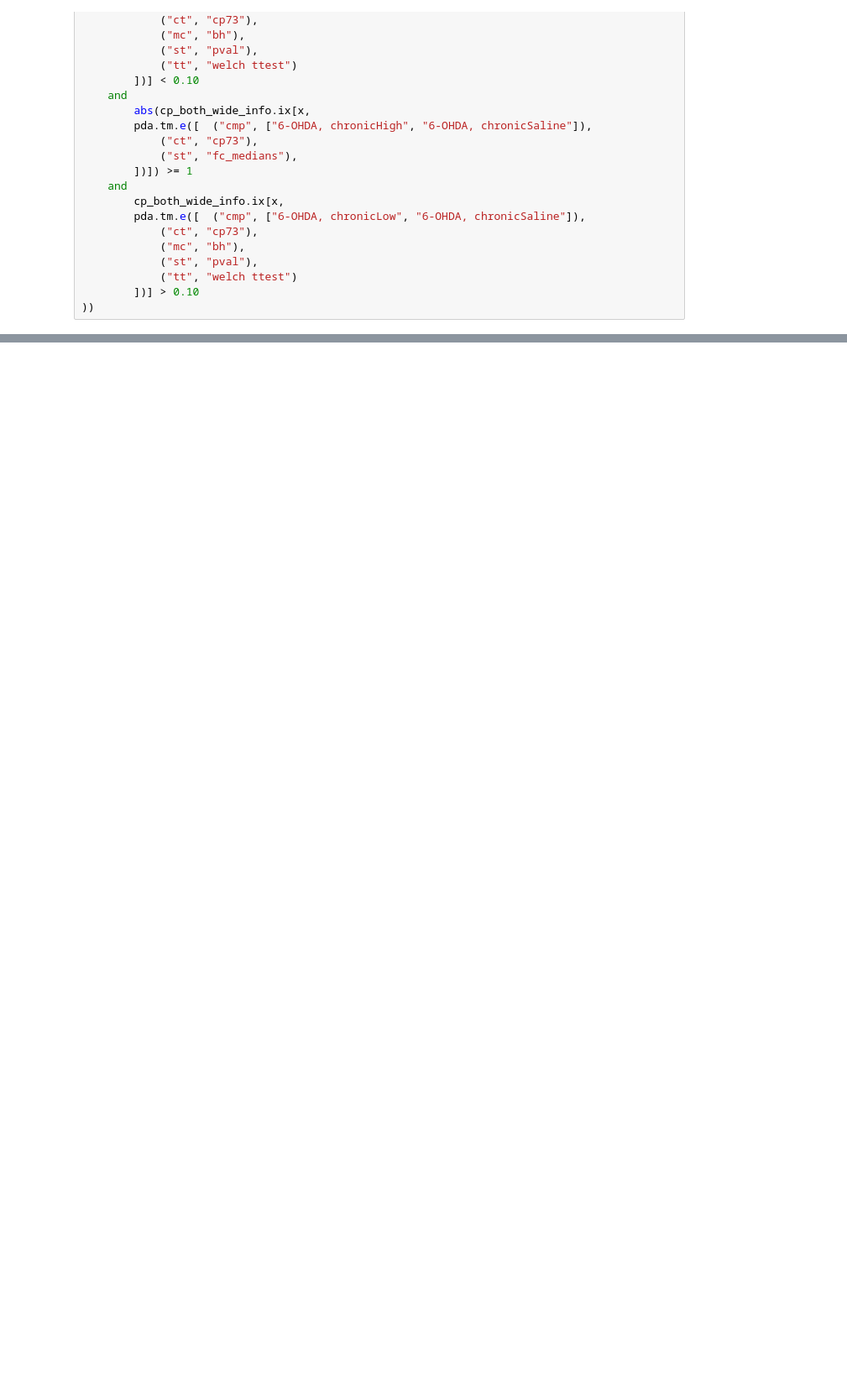
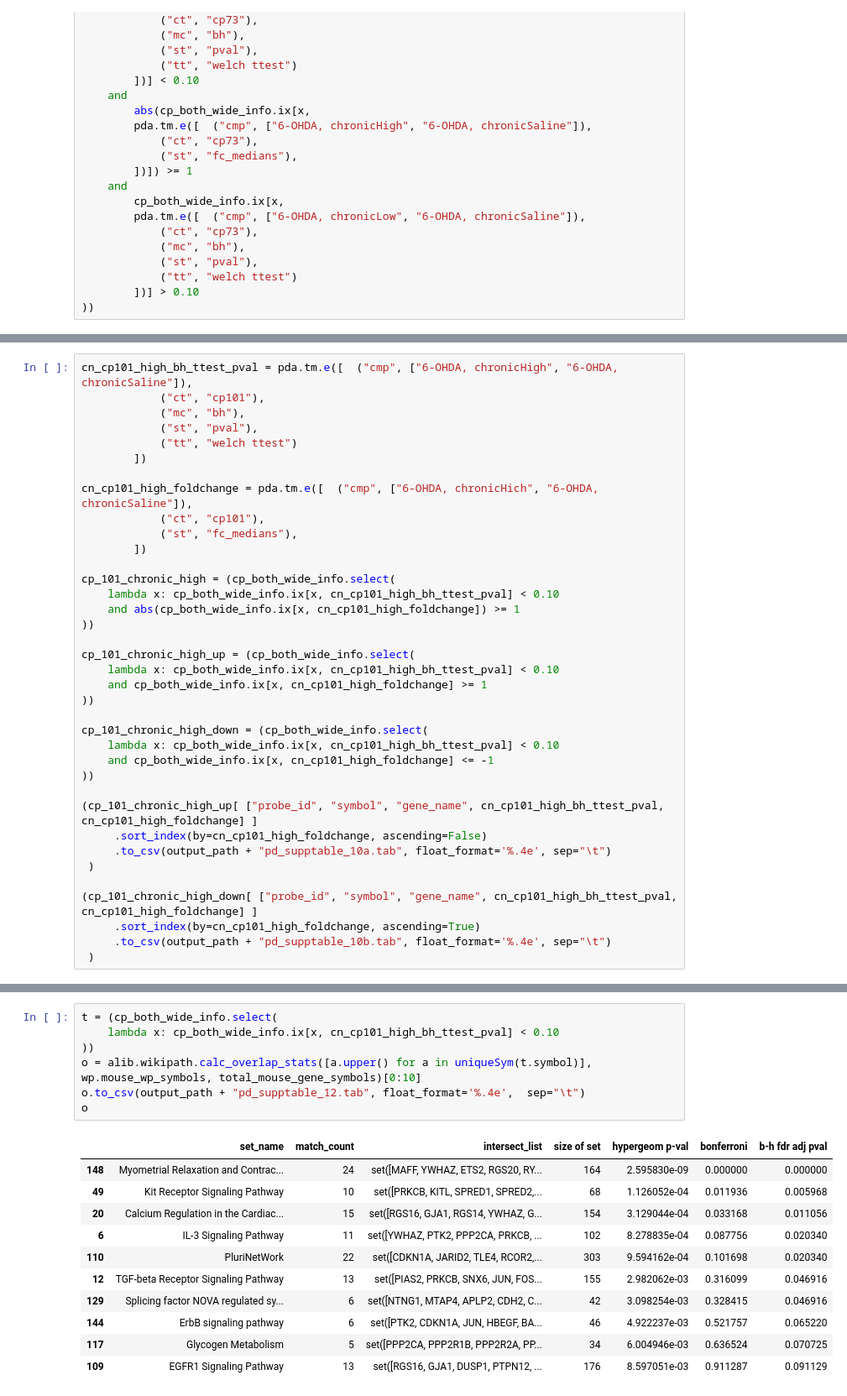
Before and after one commit to aheilbut/pdmouse, a Jupyter notebook: py/pd_supp_tables.ipynb, the cells around one changed output, grey strips where cells are left out. Shown at 84% size. Drawn from its saved outputs; the diff is of its cells as text; blank space fills up the shorter version.

```diff
--- a/py/pd_supp_tables.ipynb
+++ b/py/pd_supp_tables.ipynb
@@ -403,0 +504,37 @@ dtypes: float64(186), object(13)
+# %%
+cn_cp101_high_bh_ttest_pval = pda.tm.e([  ("cmp", ["6-OHDA, chronicHigh", "6-OHDA, chronicSaline"]),
+            ("ct", "cp101"),
+            ("mc", "bh"),
+            ("st", "pval"),
+            ("tt", "welch ttest")
+        ])
+
+cn_cp101_high_foldchange = pda.tm.e([  ("cmp", ["6-OHDA, chronicHich", "6-OHDA, chronicSaline"]),
+            ("ct", "cp101"),
+            ("st", "fc_medians"),
+        ])
+
+cp_101_chronic_high = (cp_both_wide_info.select(
+    lambda x: cp_both_wide_info.ix[x, cn_cp101_high_bh_ttest_pval] < 0.10
+    and abs(cp_both_wide_info.ix[x, cn_cp101_high_foldchange]) >= 1
+))
+
+cp_101_chronic_high_up = (cp_both_wide_info.select(
+    lambda x: cp_both_wide_info.ix[x, cn_cp101_high_bh_ttest_pval] < 0.10
+    and cp_both_wide_info.ix[x, cn_cp101_high_foldchange] >= 1
+))
+
+cp_101_chronic_high_down = (cp_both_wide_info.select(
+    lambda x: cp_both_wide_info.ix[x, cn_cp101_high_bh_ttest_pval] < 0.10
+    and cp_both_wide_info.ix[x, cn_cp101_high_foldchange] <= -1
+))
+
+(cp_101_chronic_high_up[ ["probe_id", "symbol", "gene_name", cn_cp101_high_bh_ttest_pval, cn_cp101_high_foldchange] ]
+     .sort_index(by=cn_cp101_high_foldchange, ascending=False)
+     .to_csv(output_path + "pd_supptable_10a.tab", float_format='%.4e', sep="\t")
+ )
+
+(cp_101_chronic_high_down[ ["probe_id", "symbol", "gene_name", cn_cp101_high_bh_ttest_pval, cn_cp101_high_foldchange] ]
+     .sort_index(by=cn_cp101_high_foldchange, ascending=True)
+     .to_csv(output_path + "pd_supptable_10b.tab", float_format='%.4e', sep="\t")
+ )
@@ -403,0 +575,19 @@ dtypes: float64(186), object(13)
+# %%
+t = (cp_both_wide_info.select(
+    lambda x: cp_both_wide_info.ix[x, cn_cp101_high_bh_ttest_pval] < 0.10
+))
+o = alib.wikipath.calc_overlap_stats([a.upper() for a in uniqueSym(t.symbol)], wp.mouse_wp_symbols, total_mouse_gene_symbols)[0:10]
+o.to_csv(output_path + "pd_supptable_12.tab", float_format='%.4e',  sep="\t")
+o
+# %% [output]
+|  | set_name | match_count | intersect_list | size of set | hypergeom p-val | bonferroni | b-h fdr adj pval |
+| 148 | Myometrial Relaxation and Contrac... | 24 | set([MAFF, YWHAZ, ETS2, RGS20, RY... | 164 | 2.595830e-09 | 0.000000 | 0.000000 |
+| 49 | Kit Receptor Signaling Pathway | 10 | set([PRKCB, KITL, SPRED1, SPRED2,... | 68 | 1.126052e-04 | 0.011936 | 0.005968 |
+| 20 | Calcium Regulation in the Cardiac... | 15 | set([RGS16, GJA1, RGS14, YWHAZ, G... | 154 | 3.129044e-04 | 0.033168 | 0.011056 |
+| 6 | IL-3 Signaling Pathway | 11 | set([YWHAZ, PTK2, PPP2CA, PRKCB, ... | 102 | 8.278835e-04 | 0.087756 | 0.020340 |
+| 110 | PluriNetWork | 22 | set([CDKN1A, JARID2, TLE4, RCOR2,... | 303 | 9.594162e-04 | 0.101698 | 0.020340 |
+| 12 | TGF-beta Receptor Signaling Pathway | 13 | set([PIAS2, PRKCB, SNX6, JUN, FOS... | 155 | 2.982062e-03 | 0.316099 | 0.046916 |
+| 129 | Splicing factor NOVA regulated sy... | 6 | set([NTNG1, MTAP4, APLP2, CDH2, C... | 42 | 3.098254e-03 | 0.328415 | 0.046916 |
+| 144 | ErbB signaling pathway | 6 | set([PTK2, CDKN1A, JUN, HBEGF, BA... | 46 | 4.922237e-03 | 0.521757 | 0.065220 |
+| 117 | Glycogen Metabolism | 5 | set([PPP2CA, PPP2R1B, PPP2R2A, PP... | 34 | 6.004946e-03 | 0.636524 | 0.070725 |
+| 109 | EGFR1 Signaling Pathway | 13 | set([RGS16, GJA1, DUSP1, PTPN12, ... | 176 | 8.597051e-03 | 0.911287 | 0.091129 |
```
Also changed, not shown: parts of 89 cells of this notebook, 2 other files.
